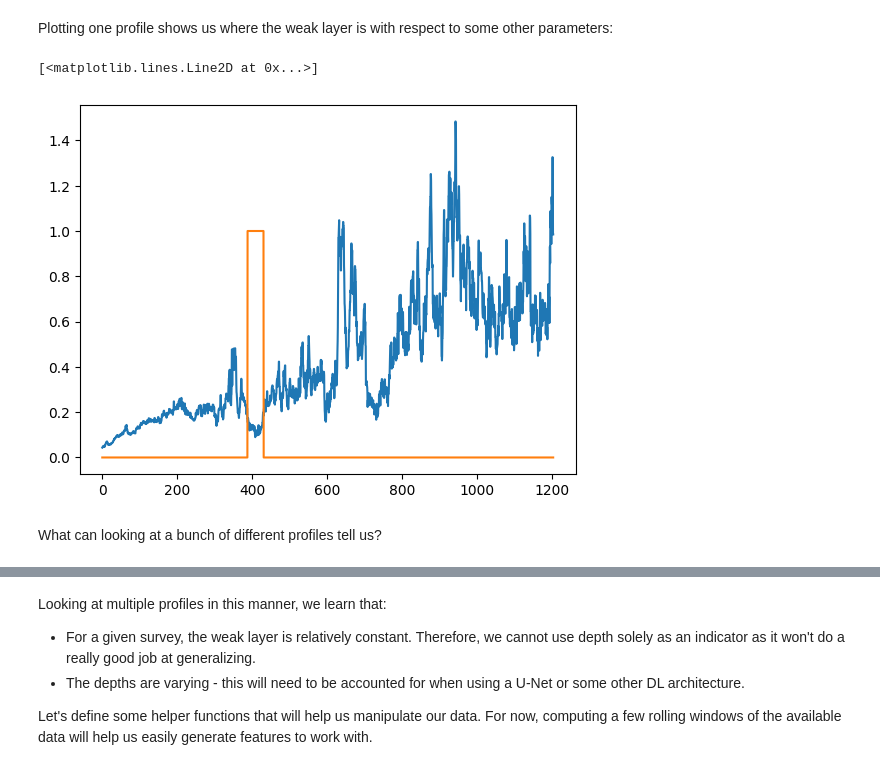
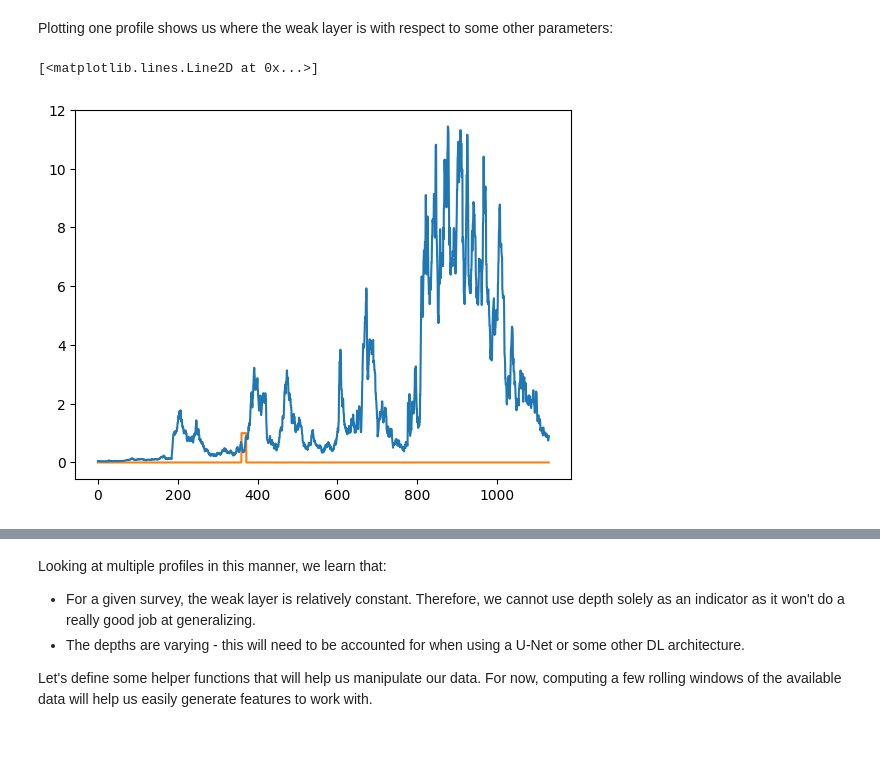
Before and after one commit to aleximorin/SMP_segmentation, a Jupyter notebook: testing.ipynb, the cells around one changed output, grey strips where cells are left out. Saved outputs shown, nothing was run; the diff lists cells and outputs as text; code cells hidden in the pictures; blank space fills up the shorter version.

```diff
--- a/testing.ipynb
+++ b/testing.ipynb
@@ -10,10 +10,14 @@ import os
 import glob
 files = glob.glob('profiles/*.pkl')
 
-with open(files[0], 'rb') as f:
-    out = pickle.load(f)
+out = {}
+for file in files:
+    with open(file, 'rb') as f:
+        tmp = pickle.load(f)
+        out = {**out, **tmp}
 
 print(f'{type(out)=}')
 print(f'{len(out)=}')
+print(sorted(out.keys()))
 # %% [output]
 type(out)=<class 'dict'>
@@ -21,7 +26,7 @@ len(out)=53
 # %% [markdown]
 We have a dictionary where every key refers to a SMP profile. Every profile is a dataframe with as many rows as there is depths observation, and columns give information on the properties of the snow.
 # %%
-profile = out['SMP_142']
+profile = out['SMP_1399']
 profile.columns
 # %% [output]
 Index(['distance', 'force_median', 'fmax', 'L2012_lambda', 'L2012_f0',
@@ -32,9 +37,7 @@ Index(['distance', 'force_median', 'fmax', 'L2012_lambda', 'L2012_f0',
 Plotting one profile shows us where the weak layer is with respect to some other parameters:
 # %%
 plt.plot(profile['distance'], profile['fmax'])
-plt.plot(profile['distance'], profile['layer'] == 'WL')
+plt.plot(profile['distance'], profile['layer'] == 'WL', zorder=0)
 # %% [output]
 [<matplotlib.lines.Line2D at 0x...>]
-[figure, old version]
+[figure, new version]
-# %% [markdown]
-What can looking at a bunch of different profiles tell us?
```
Also changed, not shown: parts of 19 cells of this notebook, 10 other files.
